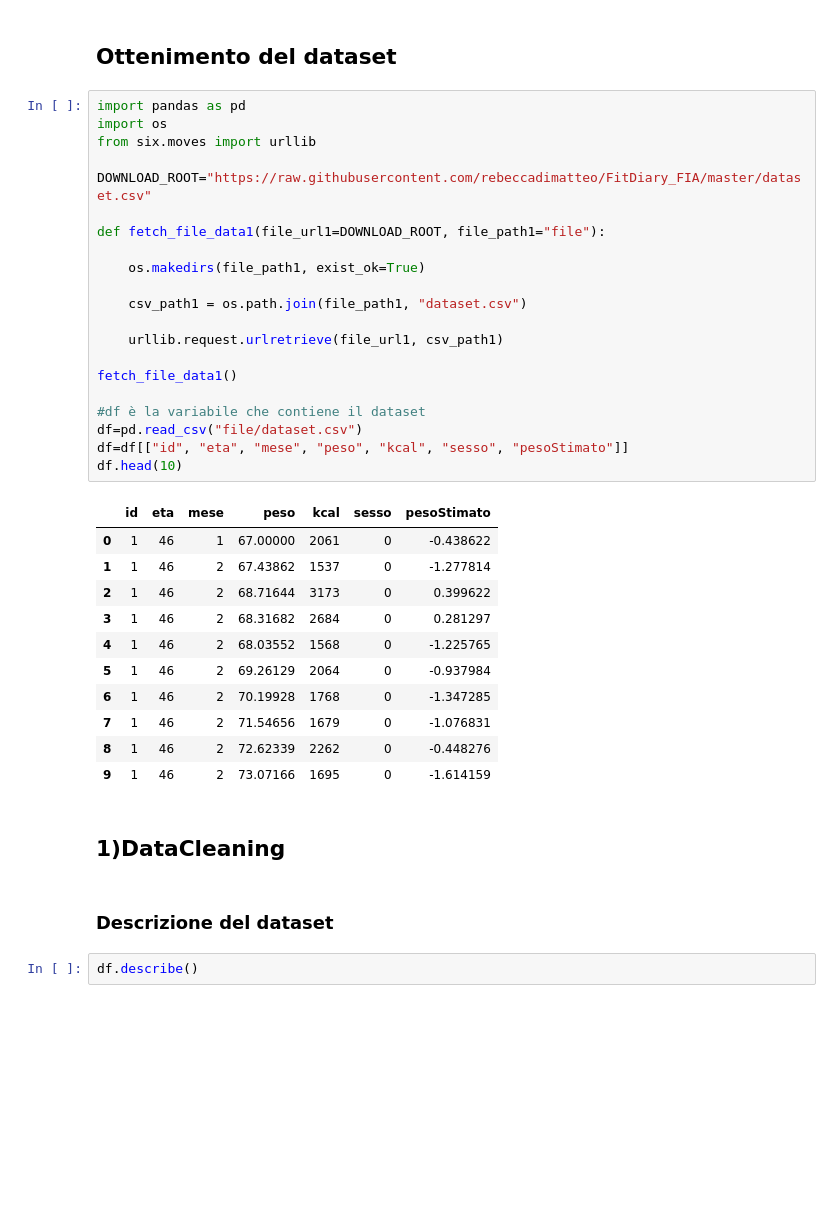
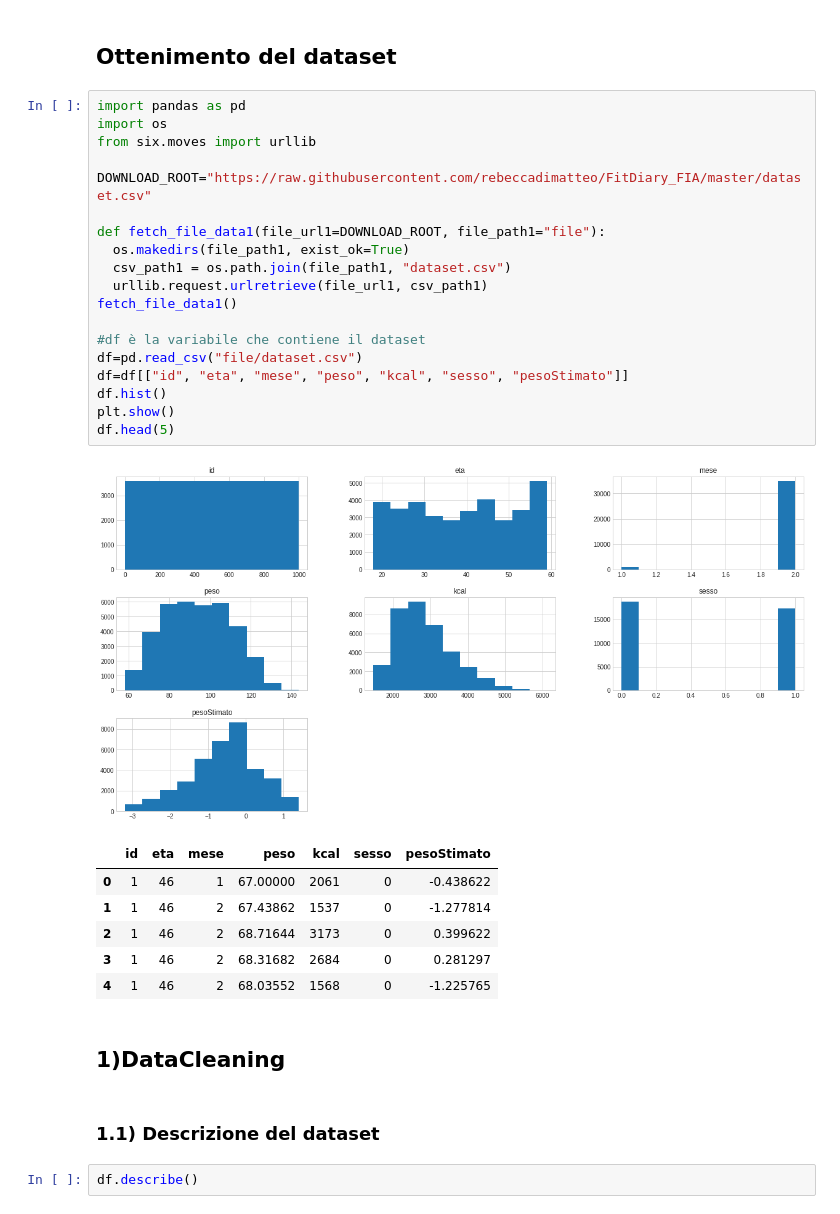
Before and after one commit to rebeccadimatteo/FitDiary_FIA, a Jupyter notebook: regressioneLineare.ipynb, the cells around one changed output. Saved outputs shown, nothing was run; the diff lists cells and outputs as text; blank space fills up the shorter version.

```diff
--- a/regressioneLineare.ipynb
+++ b/regressioneLineare.ipynb
@@ -7,40 +7,34 @@
 # %%
 import pandas as pd
 import os
 from six.moves import urllib
 
 DOWNLOAD_ROOT="https://raw.githubusercontent.com/rebeccadimatteo/FitDiary_FIA/master/dataset.csv"
 
 def fetch_file_data1(file_url1=DOWNLOAD_ROOT, file_path1="file"):
-
-    os.makedirs(file_path1, exist_ok=True)
-
-    csv_path1 = os.path.join(file_path1, "dataset.csv")
-
-    urllib.request.urlretrieve(file_url1, csv_path1)
-
+  os.makedirs(file_path1, exist_ok=True)
+  csv_path1 = os.path.join(file_path1, "dataset.csv")
+  urllib.request.urlretrieve(file_url1, csv_path1)
 fetch_file_data1()
 
 #df è la variabile che contiene il dataset
 df=pd.read_csv("file/dataset.csv")
 df=df[["id", "eta", "mese", "peso", "kcal", "sesso", "pesoStimato"]]
-df.head(10)
+df.hist()
+plt.show()
+df.head(5)
 # %% [output]
+[figure, added]
 |  | id | eta | mese | peso | kcal | sesso | pesoStimato |
 | 0 | 1 | 46 | 1 | 67.00000 | 2061 | 0 | -0.438622 |
 | 1 | 1 | 46 | 2 | 67.43862 | 1537 | 0 | -1.277814 |
 | 2 | 1 | 46 | 2 | 68.71644 | 3173 | 0 | 0.399622 |
 | 3 | 1 | 46 | 2 | 68.31682 | 2684 | 0 | 0.281297 |
 | 4 | 1 | 46 | 2 | 68.03552 | 1568 | 0 | -1.225765 |
-| 5 | 1 | 46 | 2 | 69.26129 | 2064 | 0 | -0.937984 |
-| 6 | 1 | 46 | 2 | 70.19928 | 1768 | 0 | -1.347285 |
-| 7 | 1 | 46 | 2 | 71.54656 | 1679 | 0 | -1.076831 |
-| 8 | 1 | 46 | 2 | 72.62339 | 2262 | 0 | -0.448276 |
-| 9 | 1 | 46 | 2 | 73.07166 | 1695 | 0 | -1.614159 |
 # %% [markdown]
 ## 1)DataCleaning
 # %% [markdown]
-### Descrizione del dataset
+### 1.1) Descrizione del dataset
 # %%
 df.describe()
 # %% [output]
```
Also changed, not shown: parts of 8 cells of this notebook.
